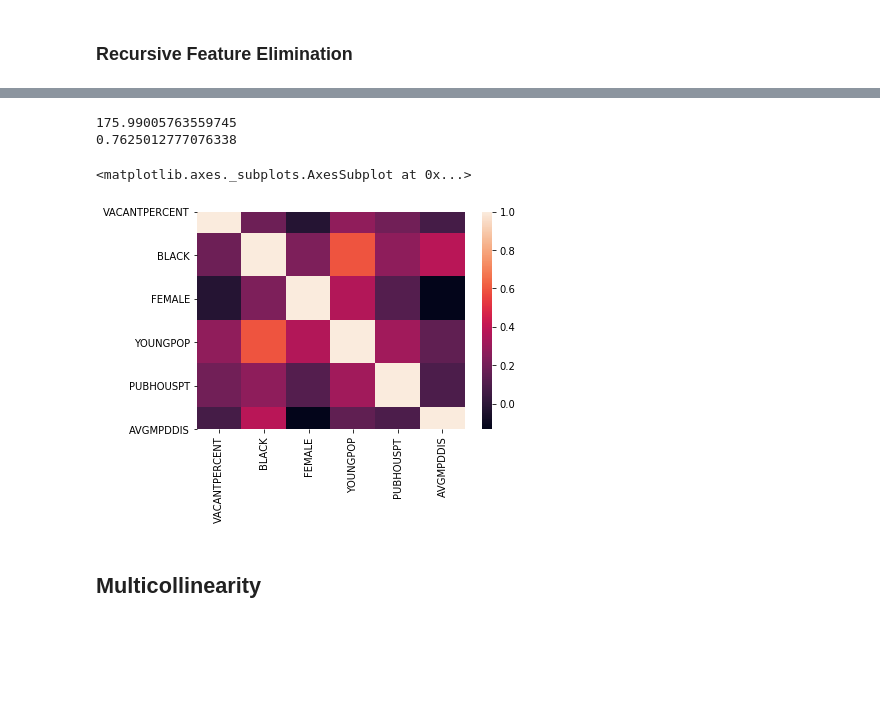
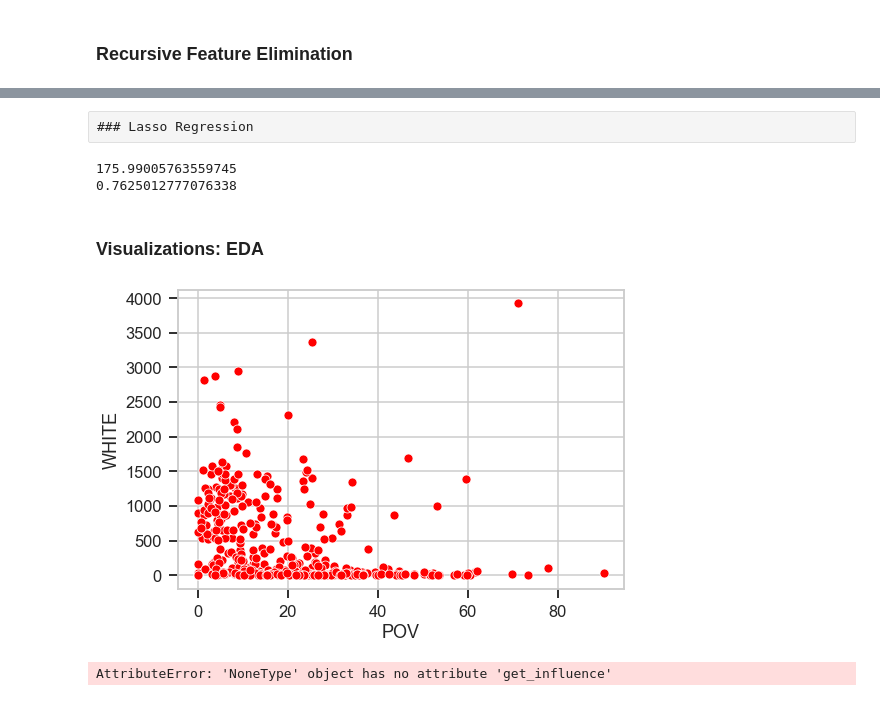
Before and after one commit to acl2171/regressionproj, a Jupyter notebook: notebooks/AL_notes.ipynb, the cells around one changed output, grey strips where cells are left out. Saved outputs shown, nothing was run; the diff lists cells and outputs as text; code cells hidden in the pictures; blank space fills up the shorter version.

```diff
--- a/notebooks/AL_notes.ipynb
+++ b/notebooks/AL_notes.ipynb
@@ -64,3 +76,5 @@ strong multicollinearity or other numerical problems.
+# %% [raw]
+### Lasso Regression
 # %%
 clf = lasso_for_predict(lasso_df, y)
 # %%
@@ -69,11 +83,15 @@ print(r2_score(y, clf.predict(lasso_df)))
 # %% [output]
 175.99005763559745
 0.7625012777076338
-# %%
-sns.heatmap(lasso_df.corr())
-# %% [output]
-<matplotlib.axes._subplots.AxesSubplot at 0x...>
-[figure, removed]
-# %% [markdown]
-## Multicollinearity
+# %% [markdown]
+### Visualizations: EDA
+# %%
+sns.scatterplot(X['POV'], X['WHITE'], color = 'red')
+sns.set_context('talk')
+# %% [output]
+[figure, added]
+# %%
+fig = sm.graphics.influence_plot(rfe_res, criterion="cooks")
+# %% [output]
+AttributeError: 'NoneType' object has no attribute 'get_influence'
 # %%
```
Also changed, not shown: parts of 31 cells of this notebook, 1 other file.
